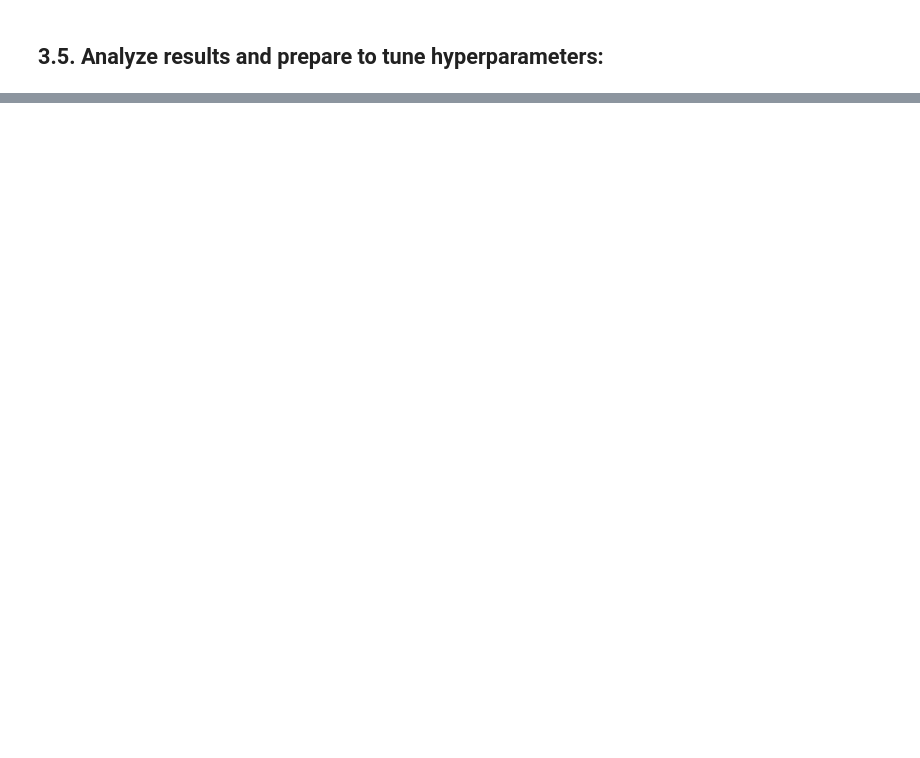
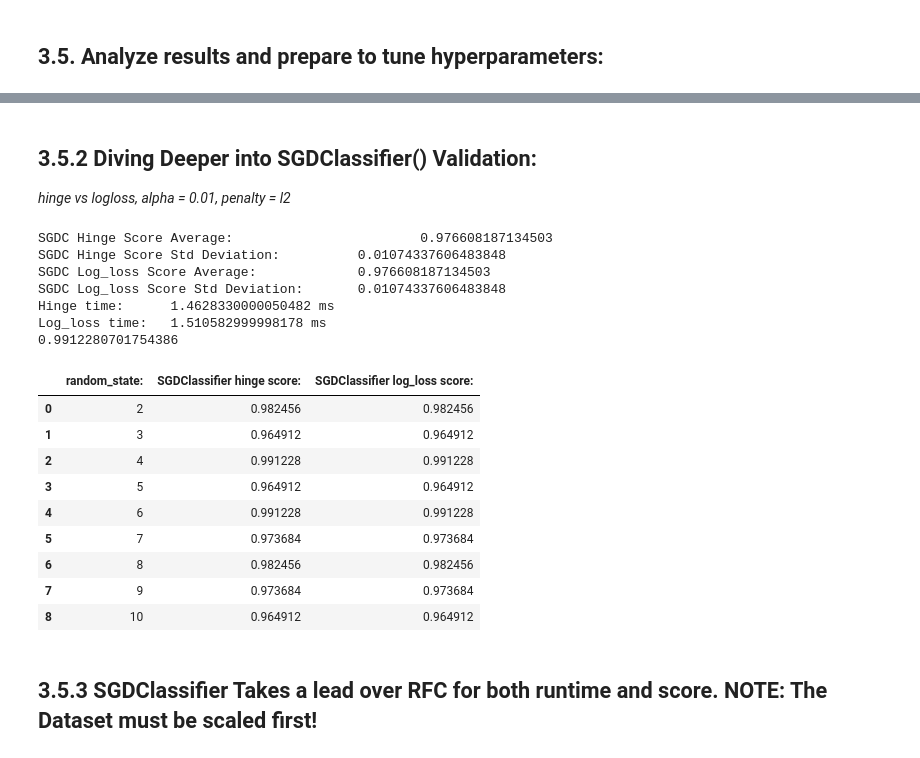
Before and after one commit to nhansen24/UCI_BreastCancer, a Jupyter notebook: notebook.ipynb, the cells around one changed output, grey strips where cells are left out. Cells and saved outputs as stored; diff of their text form; code cells hidden in the pictures; blank space fills up the shorter version.

```diff
--- a/notebook.ipynb
+++ b/notebook.ipynb
@@ -232,0 +283,71 @@ RandomForestClassifier(max_depth=10, n_estimators=150, random_state=13)
+# %% [markdown]
+## 3.5.2 Diving Deeper into SGDClassifier() Validation:
+*hinge vs logloss, alpha = 0.01, penalty = l2*
+# %%
+# Modify best SGDClassifier() to validate scores across dataset and compare loss='hinge' vs. loss='log_loss'
+score_list = list()
+
+# Cannot stress enough the importance of calling the scaler before fitting to SGDClassifer!
+scaler = StandardScaler()
+scaler.fit(X)
+X_train_scale = scaler.transform(X_train)
+X_test_scale = scaler.transform(X_test)
+
+# Loop to analyze for any meaningful impact of Random_state on SGDClassifier().
+for i in range(1,10):
+    clf = SGDClassifier(random_state=i+1,loss='hinge',alpha=0.01,penalty='l2')
+    clf.fit(X_train_scale,y_train)
+    current_score = clf.score(X_test_scale,y_test)
+    clf_log = SGDClassifier(random_state=i+1, loss='log_loss',alpha=0.01,penalty='l2')
+    clf_log.fit(X_train_scale,y_train)
+    current_score_log = clf.score(X_test_scale,y_test)
+    score_list.append([i+1,current_score,current_score_log])
+
+c_names = ['random_state:','SGDClassifier hinge score:','SGDClassifier log_loss score:']
+score_df = pd.DataFrame(score_list,columns=c_names)
+print('SGDC Hinge Score Average: \t\t\t',str(score_df['SGDClassifier hinge score:'].mean()))
+print('SGDC Hinge Score Std Deviation: \t',str(score_df['SGDClassifier hinge score:'].std()))
+print('SGDC Log_loss Score Average: \t\t',str(score_df['SGDClassifier log_loss score:'].mean()))
+print('SGDC Log_loss Score Std Deviation: \t',str(score_df['SGDClassifier log_loss score:'].std()))
+# No difference!
+
+from time import perf_counter as tpc
+
+start = tpc()
+clf = SGDClassifier(random_state=11,loss='hinge',alpha=0.01,penalty='l2')
+clf.fit(X_train_scale,y_train)
+current_score = clf.score(X_test_scale,y_test)
+end = tpc()
+print('Hinge time: \t', str((end - start) * 1000), 'ms')
+
+
+start = tpc()
+clf_log = SGDClassifier(random_state=11, loss='log_loss',alpha=0.01,penalty='l2')
+clf_log.fit(X_train_scale,y_train)
+current_score_log = clf.score(X_test_scale,y_test)
+end = tpc()
+print('Log_loss time:\t', str((end - start) * 1000), 'ms')
+print(current_score_log)
+# Hinge takes the advantage for runtime!
+
+score_df
+# %% [output]
+SGDC Hinge Score Average:                        0.976608187134503
+SGDC Hinge Score Std Deviation:          0.01074337606483848
+SGDC Log_loss Score Average:             0.976608187134503
+SGDC Log_loss Score Std Deviation:       0.01074337606483848
+Hinge time:      1.4628330000050482 ms
+Log_loss time:   1.510582999998178 ms
+0.9912280701754386
+|  | random_state: | SGDClassifier hinge score: | SGDClassifier log_loss score: |
+| 0 | 2 | 0.982456 | 0.982456 |
+| 1 | 3 | 0.964912 | 0.964912 |
+| 2 | 4 | 0.991228 | 0.991228 |
+| 3 | 5 | 0.964912 | 0.964912 |
+| 4 | 6 | 0.991228 | 0.991228 |
+| 5 | 7 | 0.973684 | 0.973684 |
+| 6 | 8 | 0.982456 | 0.982456 |
+| 7 | 9 | 0.973684 | 0.973684 |
+| 8 | 10 | 0.964912 | 0.964912 |
+# %% [markdown]
+## 3.5.3 SGDClassifier Takes a lead over RFC for both runtime and score.  NOTE: The Dataset must be scaled first!
```
Also changed, not shown: parts of 7 cells of this notebook.
